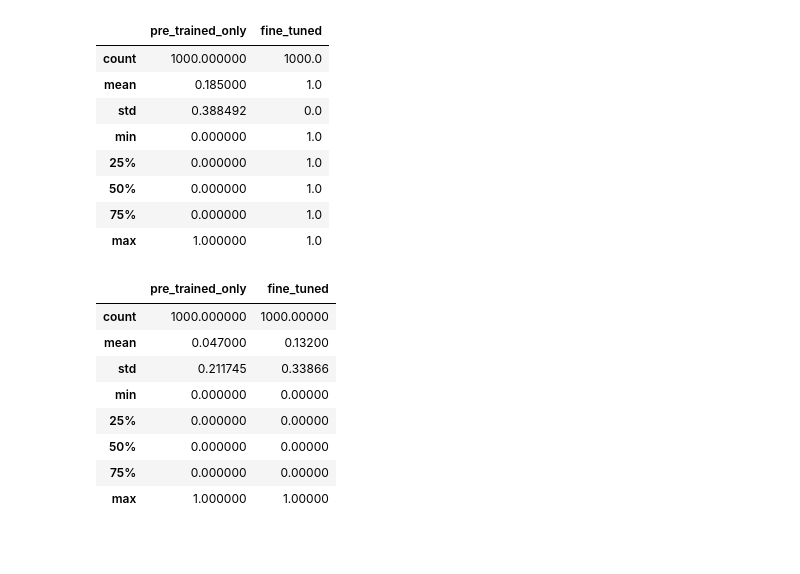
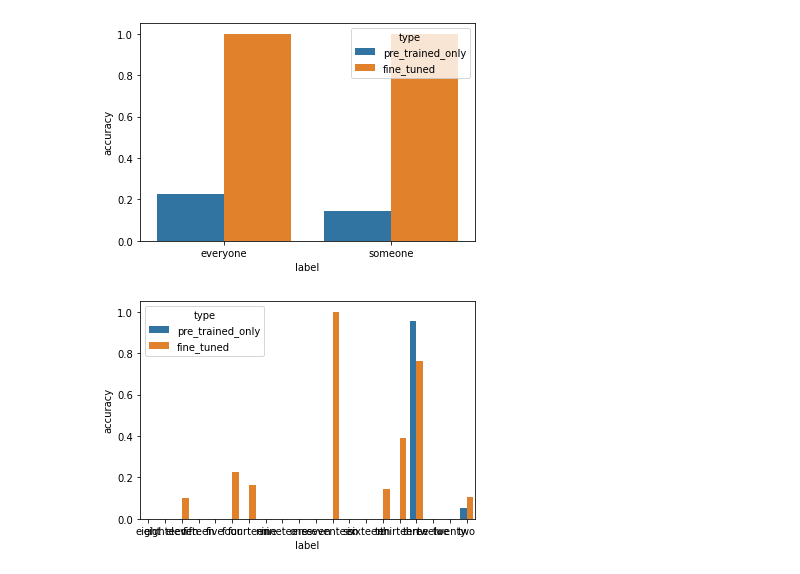
Before and after one commit to felipessalvatore/InferenceLanguageModels, a Jupyter notebook: NEW_check_results.ipynb, the cells around one changed output. Drawn from its saved outputs; the diff is of its cells as text; code cells hidden in the pictures; blank space fills up the shorter version.

```diff
--- a/NEW_check_results.ipynb
+++ b/NEW_check_results.ipynb
@@ -27,25 +47,18 @@ df1.describe()
 # %%
 df2 = pd.read_csv("results/Q_basic.csv")
 df2 = df2[["label",
         "bert_base_uncased_pre_trained",
         "bert_base_uncased_fine_tuned"]]
 
 df2 = df2.rename(columns={"bert_base_uncased_pre_trained":"pre_trained_only",
                           "bert_base_uncased_fine_tuned":"fine_tuned"})
 
 df2.loc[:, "fine_tuned"] = df2.fine_tuned.where(df2.fine_tuned ==1, 0)
 df2.loc[:, "pre_trained_only"] = df2.pre_trained_only.where(df2.pre_trained_only ==1, 0)
-df2.describe()
+df2_g = combine(df2.groupby("label").mean())
+sns.barplot(x="label", y="accuracy", hue="type", data=df2_g);
 # %% [output]
-|  | pre_trained_only | fine_tuned |
-| count | 1000.000000 | 1000.0 |
-| mean | 0.185000 | 1.0 |
-| std | 0.388492 | 0.0 |
-| min | 0.000000 | 1.0 |
-| 25% | 0.000000 | 1.0 |
-| 50% | 0.000000 | 1.0 |
-| 75% | 0.000000 | 1.0 |
-| max | 1.000000 | 1.0 |
+[figure, added]
 # %%
 df3 = pd.read_csv("results/count_basic.csv")
 df3 = df3[["label",
@@ -57,14 +70,7 @@ df3 = df3.rename(columns={"bert_base_uncased_pre_trained":"pre_trained_only",
 
 df3.loc[:, "fine_tuned"] = df3.fine_tuned.where(df3.fine_tuned ==1, 0)
 df3.loc[:, "pre_trained_only"] = df3.pre_trained_only.where(df3.pre_trained_only ==1, 0)
-df3.describe()
+df3_g = combine(df3.groupby("label").mean())
+sns.barplot(x="label", y="accuracy", hue="type", data=df3_g);
 # %% [output]
-|  | pre_trained_only | fine_tuned |
-| count | 1000.000000 | 1000.00000 |
-| mean | 0.047000 | 0.13200 |
-| std | 0.211745 | 0.33866 |
-| min | 0.000000 | 0.00000 |
-| 25% | 0.000000 | 0.00000 |
-| 50% | 0.000000 | 0.00000 |
-| 75% | 0.000000 | 0.00000 |
-| max | 1.000000 | 1.00000 |
+[figure, added]
```
Also changed, not shown: parts of 3 cells of this notebook.
